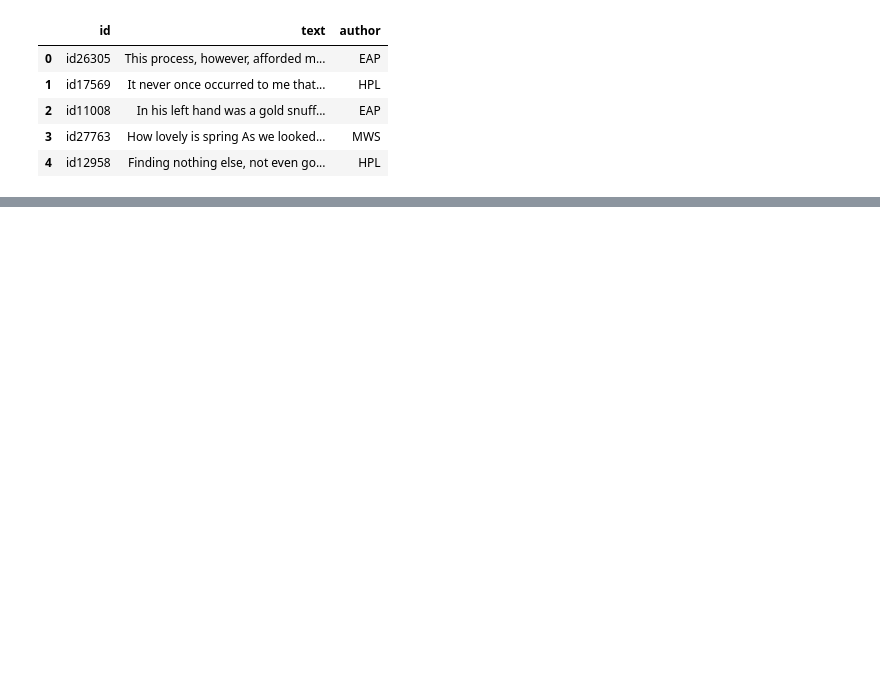
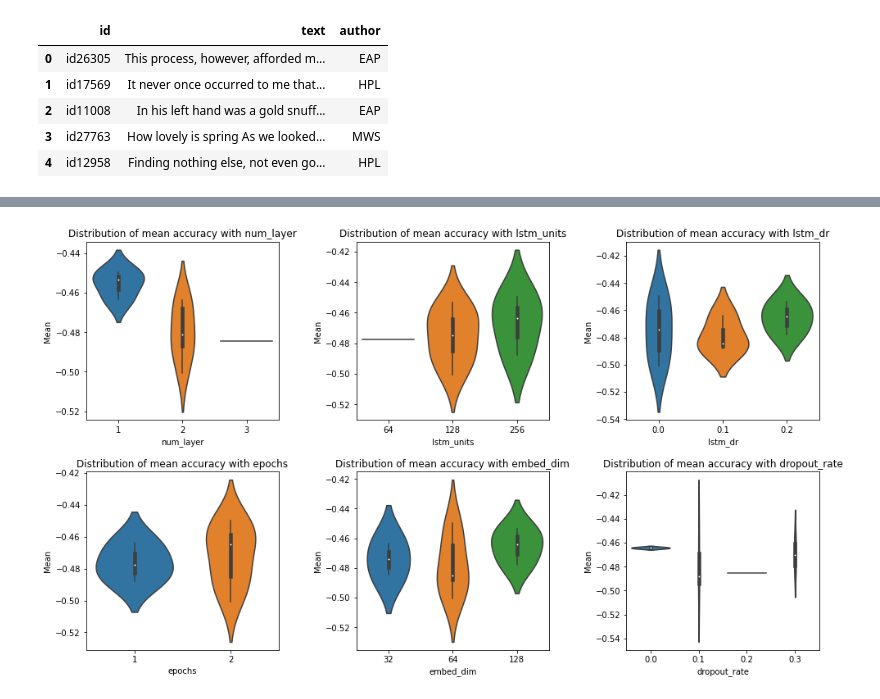
Before and after one commit to JoshSilverb/mdst_nlp_2021, a Jupyter notebook: classification/examples/LSTM_search.ipynb, the cells around one changed output, grey strips where cells are left out. Saved outputs shown, nothing was run; the diff lists cells and outputs as text; code cells hidden in the pictures; blank space fills up the shorter version.

```diff
--- a/classification/examples/LSTM_search.ipynb
+++ b/classification/examples/LSTM_search.ipynb
@@ -84,29 +96,29 @@ def create_model(embed_dim=64,num_layer = 1,lstm_units=64,dropout_rate = 0.2, ls
 # %%
-with tf.device('/GPU:0'):
+#from scikeras.wrappers import KerasClassifier
+from tensorflow.keras.wrappers.scikit_learn import KerasClassifier
 
-    # fix random seed for reproducibility
-    seed = 7
-    np.random.seed(seed)
-    # load dataset
+# fix random seed for reproducibility
+seed = 7
+np.random.seed(seed)
+# load dataset
 
-    # create model
-    model = KerasClassifier(build_fn=create_model, batch_size=64, verbose=0)
-    # define the grid search parameters
-    embed_dim = [32,64,128,256]
-    num_layer = [1,2,3]
-    lstm_units =  [32,64,128,256]
-    dropout_rate = [0.0,0.1,0.2,0.3]
-    epochs = [1,2]
-    lstm_dr = [0.0,0.1,0.2,0.3]
+# create model
+model = KerasClassifier(build_fn=create_model, batch_size=64, verbose=1)
+# define the grid search parameters
+embed_dim = [32,64,128,256]
+num_layer = [1,2,3]
+lstm_units =  [32,64,128,256]
+dropout_rate = [0.0,0.1,0.2,0.3]
+epochs = [1,2]
+lstm_dr = [0.0,0.1,0.2,0.3]
 
-    param_grid = dict(embed_dim=embed_dim,num_layer = num_layer,lstm_units = lstm_units,
-                      dropout_rate = dropout_rate, epochs=epochs,lstm_dr = lstm_dr)
-    #grid = GridSearchCV(estimator=model, scoring = 'neg_log_loss', param_grid=param_grid, n_jobs=1, cv=3, verbose=3)
-    grid = RandomizedSearchCV(model, param_grid, n_iter=10,scoring = 'neg_log_loss', n_jobs=1, cv=3, verbose=3)
+param_grid = dict(embed_dim=embed_dim,num_layer = num_layer,lstm_units = lstm_units,
+                  dropout_rate = dropout_rate, epochs=epochs,lstm_dr = lstm_dr)
+#grid = GridSearchCV(estimator=model, scoring = 'neg_log_loss', param_grid=param_grid, n_jobs=1, cv=3, verbose=3)
+grid = RandomizedSearchCV(model, param_grid, n_iter=10,scoring = 'neg_log_loss', n_jobs=1, cv=3, verbose=3)
 # %%
 start_time = time.time()
-with tf.device('/GPU:0'):
-    grid_result = grid.fit(X, y)
+grid_result = grid.fit(X, y)
 stop_time = time.time()
 
 # summarize results
@@ -146,11 +221,13 @@ d['Std. Dev']=stds
 # %%
-param_ = ["num_heads","ff_dim","epochs","embed_dim","dropout_rate"]
+param_ = ["num_layer","lstm_units","lstm_dr","epochs","embed_dim","dropout_rate"]
 import matplotlib.pyplot as plt
 fig, ax = plt.subplots(2,3,figsize=(14,8), squeeze=False)
 ax = ax.ravel()
-for i in range(5):
+for i in range(6):
     ax[i].set_title('Distribution of mean accuracy with {}'.format(param_[i]))
     sns.violinplot(x=param_[i],y='Mean',data=d,ax=ax[i])
 fig.tight_layout(pad=1.5)
+# %% [output]
+[figure, added]
 # %%
 d.sort_values(by='Mean',ascending = False)
```
Also changed, not shown: parts of 12 cells of this notebook.
